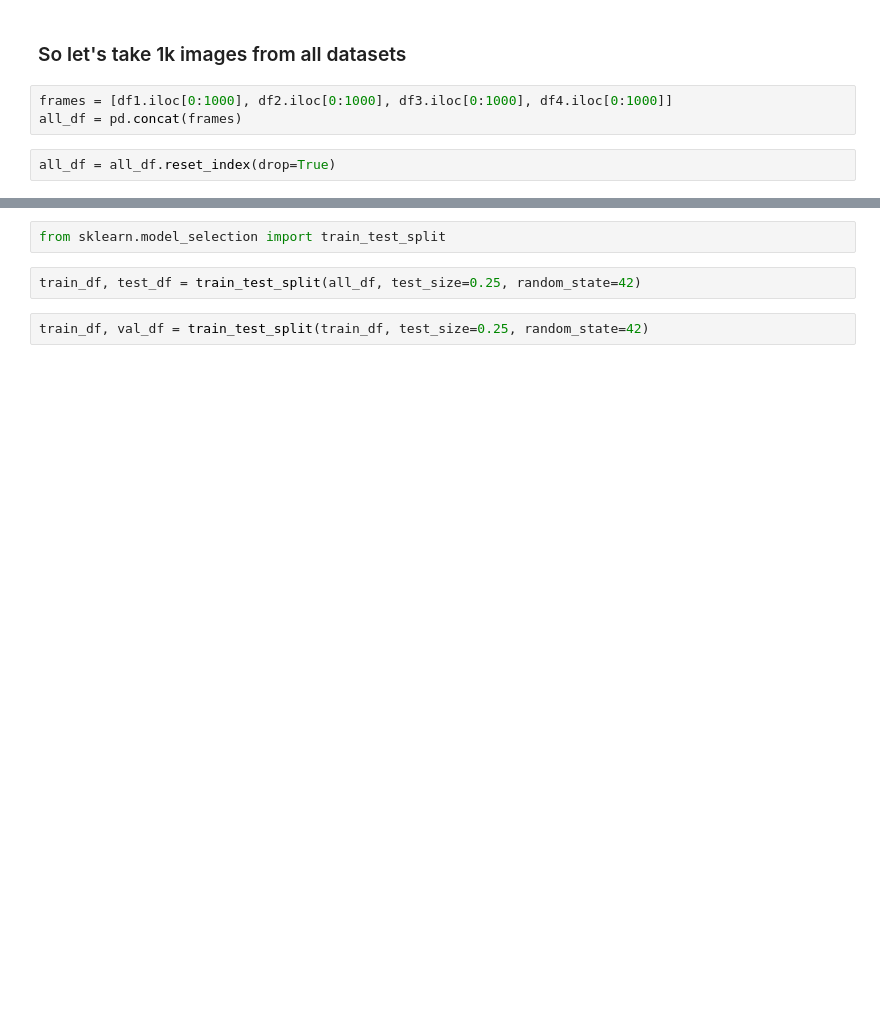
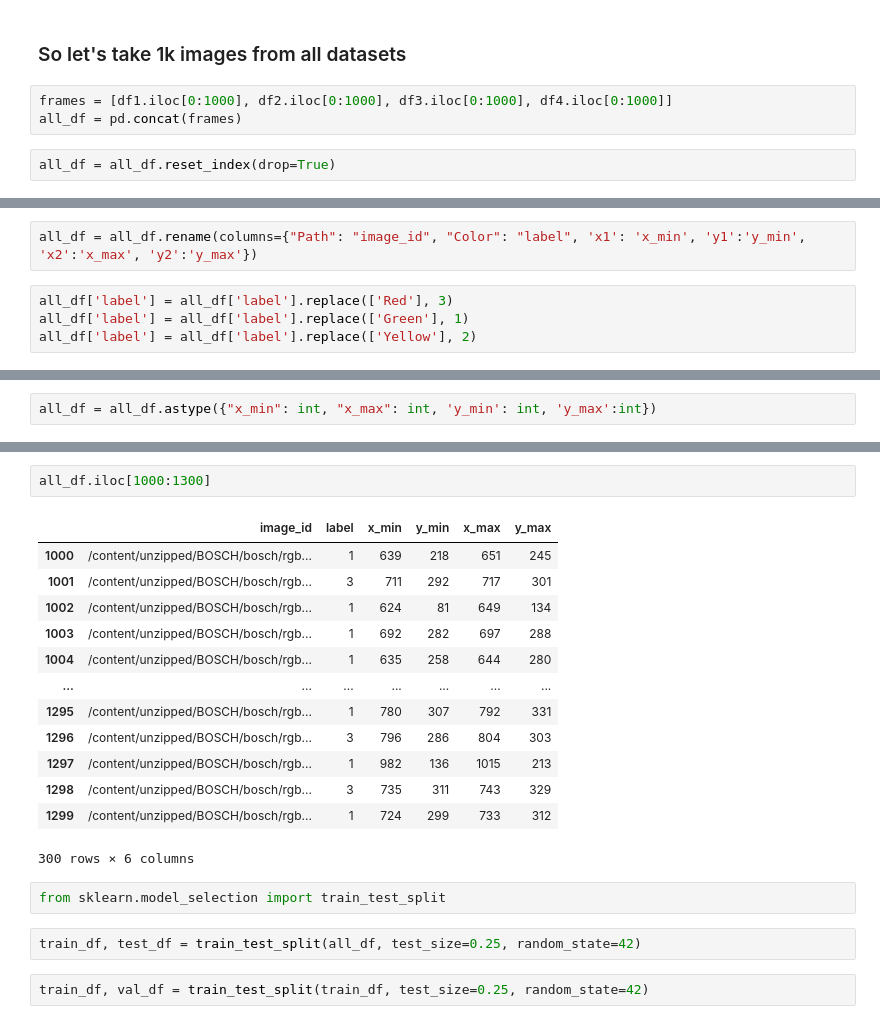
Before and after one commit to Likich/TipsTricks_Project_TrLights, a Jupyter notebook: Tips_Tricks.ipynb, the cells around one changed output, grey strips where cells are left out. Saved outputs shown, nothing was run; the diff lists cells and outputs as text; blank space fills up the shorter version.

```diff
--- a/Tips_Tricks.ipynb
+++ b/Tips_Tricks.ipynb
@@ -408 +408,7 @@ all_df
 4000 rows × 6 columns
+# %%
+all_df = all_df.rename(columns={"Path": "image_id", "Color": "label", 'x1': 'x_min', 'y1':'y_min', 'x2':'x_max', 'y2':'y_max'})
+# %%
+all_df['label'] = all_df['label'].replace(['Red'], 3)
+all_df['label'] = all_df['label'].replace(['Green'], 1)
+all_df['label'] = all_df['label'].replace(['Yellow'], 2)
@@ -408,0 +431,2 @@ all_df
+# %%
+all_df = all_df.astype({"x_min": int, "x_max": int, 'y_min': int, 'y_max':int})
@@ -409,3 +448,19 @@ all_df
+# %%
+all_df.iloc[1000:1300]
+# %% [output]
+|  | image_id | label | x_min | y_min | x_max | y_max |
+| 1000 | /content/unzipped/BOSCH/bosch/rgb... | 1 | 639 | 218 | 651 | 245 |
+| 1001 | /content/unzipped/BOSCH/bosch/rgb... | 3 | 711 | 292 | 717 | 301 |
+| 1002 | /content/unzipped/BOSCH/bosch/rgb... | 1 | 624 | 81 | 649 | 134 |
+| 1003 | /content/unzipped/BOSCH/bosch/rgb... | 1 | 692 | 282 | 697 | 288 |
+| 1004 | /content/unzipped/BOSCH/bosch/rgb... | 1 | 635 | 258 | 644 | 280 |
+| ... | ... | ... | ... | ... | ... | ... |
+| 1295 | /content/unzipped/BOSCH/bosch/rgb... | 1 | 780 | 307 | 792 | 331 |
+| 1296 | /content/unzipped/BOSCH/bosch/rgb... | 3 | 796 | 286 | 804 | 303 |
+| 1297 | /content/unzipped/BOSCH/bosch/rgb... | 1 | 982 | 136 | 1015 | 213 |
+| 1298 | /content/unzipped/BOSCH/bosch/rgb... | 3 | 735 | 311 | 743 | 329 |
+| 1299 | /content/unzipped/BOSCH/bosch/rgb... | 1 | 724 | 299 | 733 | 312 |
+300 rows × 6 columns
 # %%
 from sklearn.model_selection import train_test_split
 # %%
```
Also changed, not shown: parts of 24 cells of this notebook.
